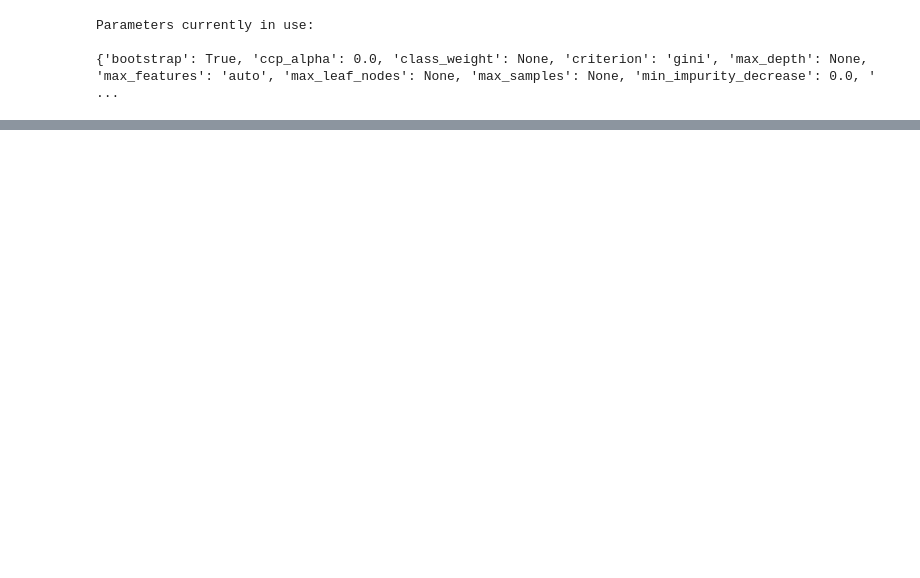
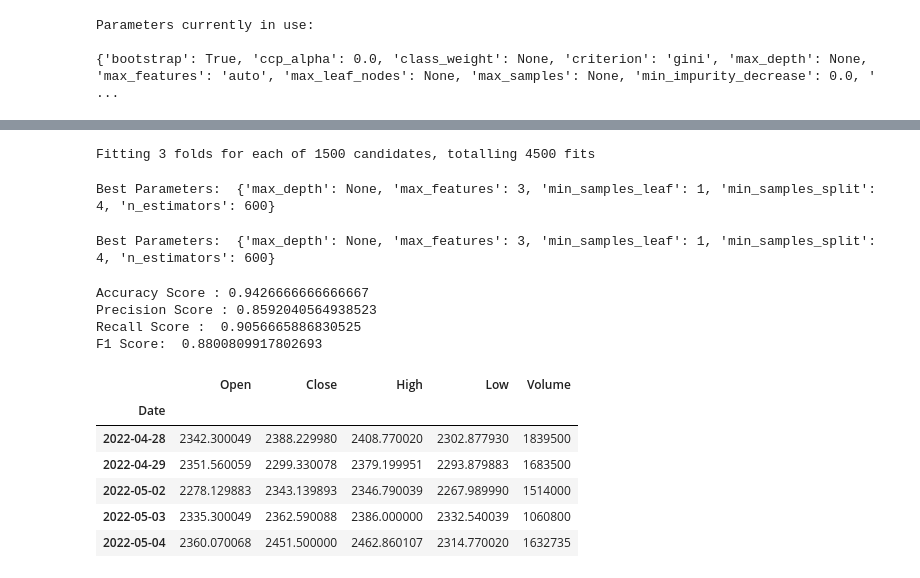
Before and after one commit to shrestha-rahul/Dissertation-Project, a Jupyter notebook: Machine Learning/Classification_Models.ipynb, the cells around one changed output, grey strips where cells are left out. Cells and saved outputs as stored; diff of their text form; code cells hidden in the pictures; blank space fills up the shorter version.

```diff
--- a/Machine Learning/Classification_Models.ipynb
+++ b/Machine Learning/Classification_Models.ipynb
@@ -2070,0 +2121,39 @@ RandomizedSearchCV(cv=3, estimator=RandomForestClassifier(), n_iter=100,
+# %%
+# Fit the grid search to the data
+grid_search.fit(Xsmote, ysmote)
+#Grid Search Best Paramters
+print ('Best Parameters: ', grid_search.best_params_, ' \n')
+# %% [output]
+Fitting 3 folds for each of 1500 candidates, totalling 4500 fits
+Best Parameters:  {'max_depth': None, 'max_features': 3, 'min_samples_leaf': 1, 'min_samples_split': 4, 'n_estimators': 600}
+# %%
+print ('Best Parameters: ', grid_search.best_params_, ' \n')
+# %% [output]
+Best Parameters:  {'max_depth': None, 'max_features': 3, 'min_samples_leaf': 1, 'min_samples_split': 4, 'n_estimators': 600}
+# %%
+# #Using best parameters to make predictions
+gs_rf = RandomForestClassifier(max_depth= None, max_features= 3, min_samples_leaf= 1, min_samples_split= 2, n_estimators= 600)
+gs_rf.fit(Xsmote, ysmote.values.ravel())
+
+# max_depth= None, max_features= 'sqrt', min_samples_leaf= 1, min_samples_split= 4, n_estimators= 600
+# n_estimators= 800, min_samples_split= 2, min_samples_leaf= 1, max_features= 'sqrt', max_depth= None
+
+#Accuracy
+y_pred = gs_rf.predict(X_test)
+
+accuracy = accuracy_score(y_pred , y_test)
+print("Accuracy Score :", accuracy)
+#Precision
+test_precision = precision_score(y_test, y_pred,  average='macro')
+print("Precision Score :", test_precision)
+#Recall
+test_recall = recall_score(y_test, y_pred,  average='macro')
+print("Recall Score : ", test_recall)
+#F1 Score
+test_f1 = f1_score(y_test, y_pred,average='macro')
+print("F1 Score: ", test_f1)
+# %% [output]
+Accuracy Score : 0.9426666666666667
+Precision Score : 0.8592040564938523
+Recall Score :  0.9056665886830525
+F1 Score:  0.8800809917802693
@@ -2070,0 +2165,22 @@ RandomizedSearchCV(cv=3, estimator=RandomForestClassifier(), n_iter=100,
+# %%
+#Testing Model with different stock data
+
+#Scraping Dataset from Yahoo Finance using yfinance
+#Getting data for the Google Stock
+goog = yf.Ticker("GOOG")
+
+
+# Google Historical Stock Prices (10 Year Period)
+goog.dataset = goog.history(period="10y")
+# %%
+#YFinance Bug- Dropped columns appears after being dropped so copying into new dataset
+dataset = goog.dataset [['Open', 'Close', 'High', 'Low','Volume']].copy()
+dataset.tail()
+# %% [output]
+|  | Open | Close | High | Low | Volume |
+| Date |  |  |  |  |  |
+| 2022-04-28 | 2342.300049 | 2388.229980 | 2408.770020 | 2302.877930 | 1839500 |
+| 2022-04-29 | 2351.560059 | 2299.330078 | 2379.199951 | 2293.879883 | 1683500 |
+| 2022-05-02 | 2278.129883 | 2343.139893 | 2346.790039 | 2267.989990 | 1514000 |
+| 2022-05-03 | 2335.300049 | 2362.590088 | 2386.000000 | 2332.540039 | 1060800 |
+| 2022-05-04 | 2360.070068 | 2451.500000 | 2462.860107 | 2314.770020 | 1632735 |
```
Also changed, not shown: parts of 68 cells of this notebook, 10 other files.
